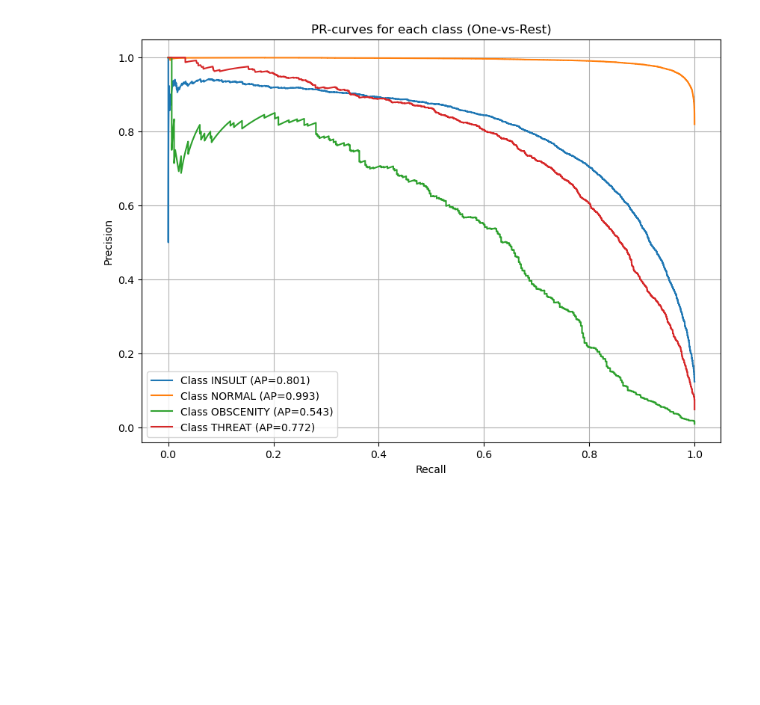
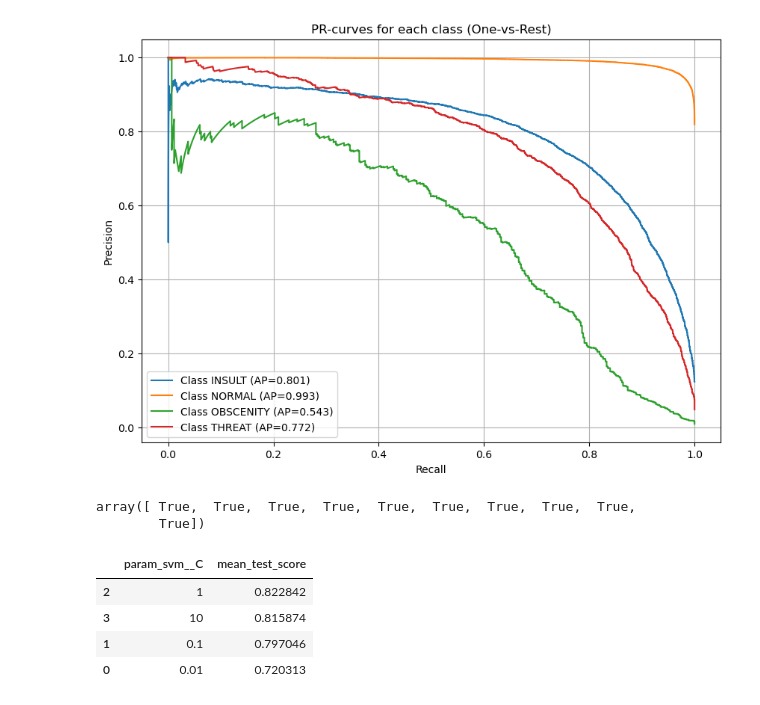
Before and after one commit to toxic-comments/toxic-comments, a Jupyter notebook: linear-models/SVM_Desyatnichenko.ipynb, the cells around one changed output. Saved outputs shown, nothing was run; the diff lists cells and outputs as text; code cells hidden in the pictures; blank space fills up the shorter version.

```diff
--- a/linear-models/SVM_Desyatnichenko.ipynb
+++ b/linear-models/SVM_Desyatnichenko.ipynb
@@ -468,0 +610,6 @@ plt.show()
+# %%
+# проверка что х соотносится с у
+X_train.head(10).index == y_train.head(10).index
+# %% [output]
+array([ True,  True,  True,  True,  True,  True,  True,  True,  True,
+        True])
@@ -468,0 +630,41 @@ plt.show()
+# %%
+from sklearn.pipeline import Pipeline
+from sklearn.feature_extraction.text import CountVectorizer
+from sklearn.preprocessing import Normalizer
+from sklearn.svm import LinearSVC
+from sklearn.model_selection import GridSearchCV, StratifiedKFold
+from sklearn.metrics import classification_report
+from sklearn.preprocessing import LabelEncoder
+
+
+label_encoder = LabelEncoder()
+model_multi = Pipeline([
+    ('normalize', Normalizer(norm='l2', copy=False)),
+    ('svm', LinearSVC(class_weight='balanced', max_iter=10000))
+])
+
+# Сетка параметров
+param_grid = {
+    'svm__C': [0.01, 0.1, 1, 10],
+}
+
+skf = StratifiedKFold(n_splits=3)
+
+gc = GridSearchCV(model_multi, param_grid, scoring='f1_macro', cv=skf, verbose=True, n_jobs=-1)
+
+gc = gc.fit(X_train_bow, label_encoder.fit_transform(y_train))
+
+gc_results = pd.DataFrame(gc.cv_results_)
+cols = [c for c in gc_results.columns if c.startswith('param_')]
+cols.append('mean_test_score')
+
+gc_results[cols].sort_values(by='mean_test_score', ascending=False)
+best_estimator = gc.best_estimator_
+# %%
+gc_results[cols].sort_values(by='mean_test_score', ascending=False)
+# %% [output]
+|  | param_svm__C | mean_test_score |
+| 2 | 1 | 0.822842 |
+| 3 | 10 | 0.815874 |
+| 1 | 0.1 | 0.797046 |
+| 0 | 0.01 | 0.720313 |
```
Also changed, not shown: parts of 15 cells of this notebook, 1 other file.
